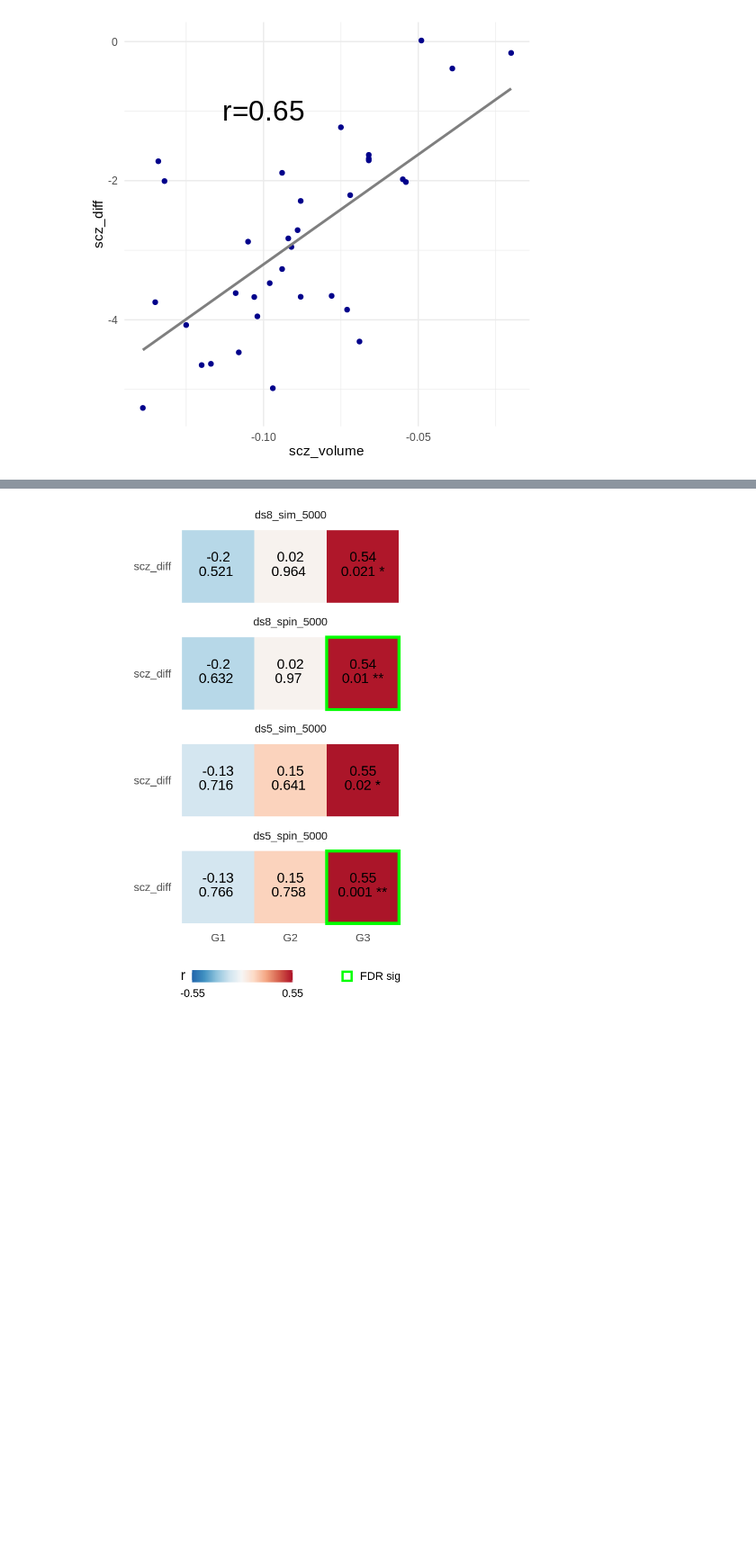
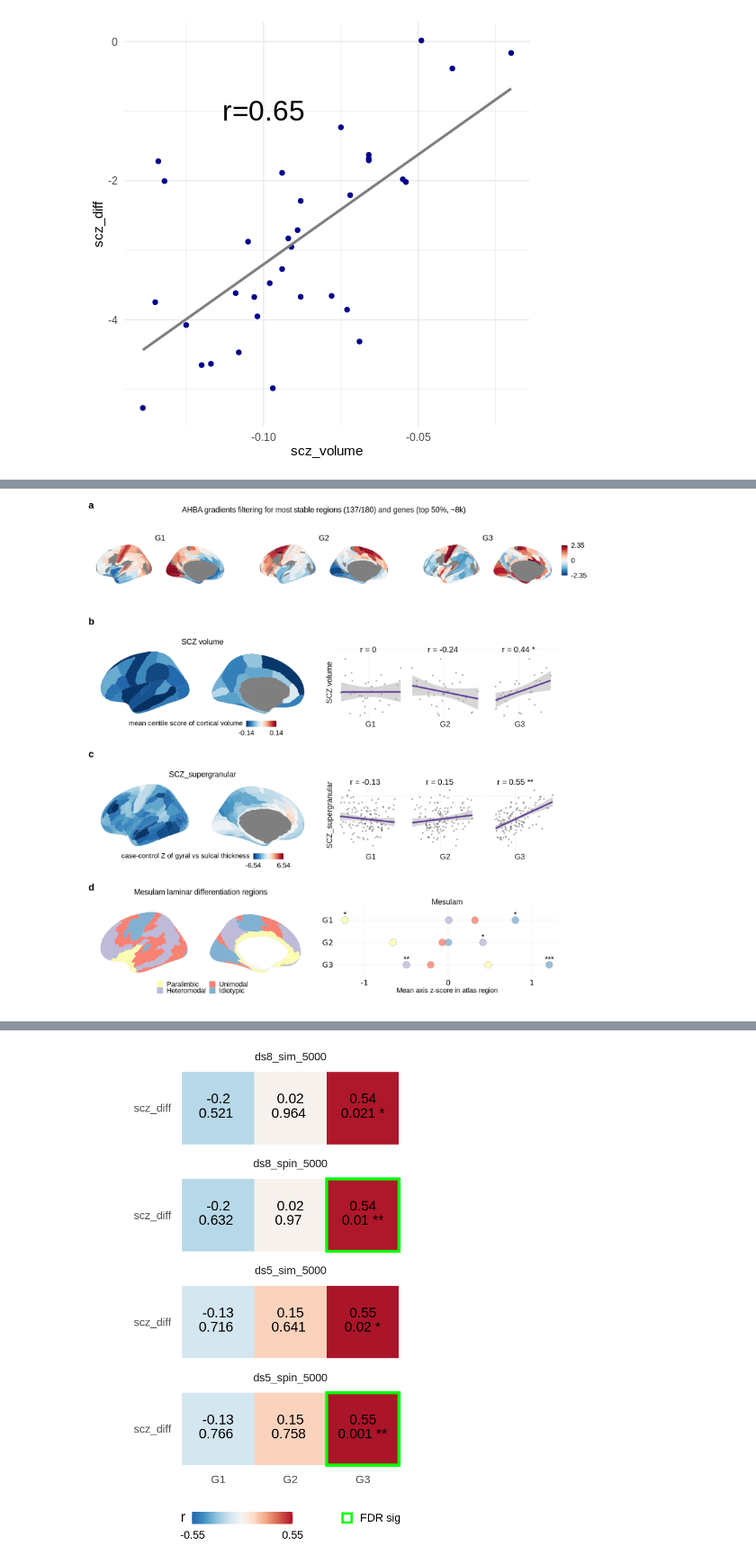
Before and after one commit to richardajdear/AHBA_gradients, a Jupyter notebook: notebooks/scz_gyral_sulcal.ipynb, the cells around one changed output, grey strips where cells are left out. Shown at 90% size. Drawn from its saved outputs; the diff is of its cells as text; code cells hidden in the pictures; blank space fills up the shorter version.

```diff
--- a/notebooks/scz_gyral_sulcal.ipynb
+++ b/notebooks/scz_gyral_sulcal.ipynb
@@ -131,6 +151,7 @@ FileNotFoundError: No such file or no access: '[-1.40441795  1.42818514 -0.10113
 # %%
-%%R -w 20 -h 14 --units in -r 100 -i scores_ds5 -i scz_diff -i scz_diff_scatter -i scz_diff_corrs -i brainchart_scz -i brainchart_scz_scatter -i brainchart_scz_corrs
+%%R -w 20 -h 20 --units in -r 100 -i scores_ds5 -i scz_diff -i scz_diff_scatter -i scz_diff_corrs -i brainchart_scz -i brainchart_scz_scatter -i brainchart_scz_corrs -i mesulam_ve_yeo_scores_sig -i mesulam_ve_yeo
 source("../code/brainPlots.R")
+source("../code/Rplots.R")
 source("../code/plot_maps.R")
 
 g0 = plot_hcp_wide(scores_ds5) + ggtitle('AHBA gradients filtering for most stable regions (137/180) and genes (top 50%, ~8k)')
@@ -139,11 +160,20 @@ g2 = plot_maps(scz_diff, name='case-control Z of gyral vs sulcal thickness') #+
 g1b = plot_maps_scatter(brainchart_scz_scatter, brainchart_scz_corrs) + plot_layout(tag_level='new')
 g2b = plot_maps_scatter(scz_diff_scatter, scz_diff_corrs, y=2) + plot_layout(tag_level='new')
 
+g3 = plot_hcp_classes(mesulam_ve_yeo, classes=Mesulam, classcolors=Mesulam_colors, classnames=Mesulam_names) +
+     ggtitle('Mesulam laminar differentiation regions')
+g3b = plot_atlas_score_dots(mesulam_ve_yeo_scores_sig %>% filter(atlas=='Mesulam'), size=9) + plot_layout(tag_level = 'new')
+
+
 plot = (
-g0 / (g1 | g1b) / (g2 | g2b)
+g0 / (g1 | g1b) / (g2 | g2b) / (g3 | g3b)
 )
 themed = plot & theme(
+    legend.margin=margin(t=-50, unit='pt'),
+    plot.title=element_text(size=22, hjust=0.5),
+    axis.title=element_text(size=20),
     strip.text=element_text(size=22),
+    strip.text.x=element_text(size=22),
     legend.title=element_text(size=20),
     legend.text=element_text(size=20),
     strip.text.y.left=element_text(angle=90),
@@ -157,3 +197,4 @@ UsageError: Cell magic `%%R` not found.
+[figure, added]
 # %%
 %%R -w 5 -h 10 --units in -r 100 -i scz_diff -i hcp_scores -i scz_diff_scatter -i scz_diff_null_p
 g3 = plot_maps_scatter(scz_diff_scatter, scz_diff_null_p, size=7, facet='h')
```
Also changed, not shown: parts of 8 cells of this notebook, 36 other files.
